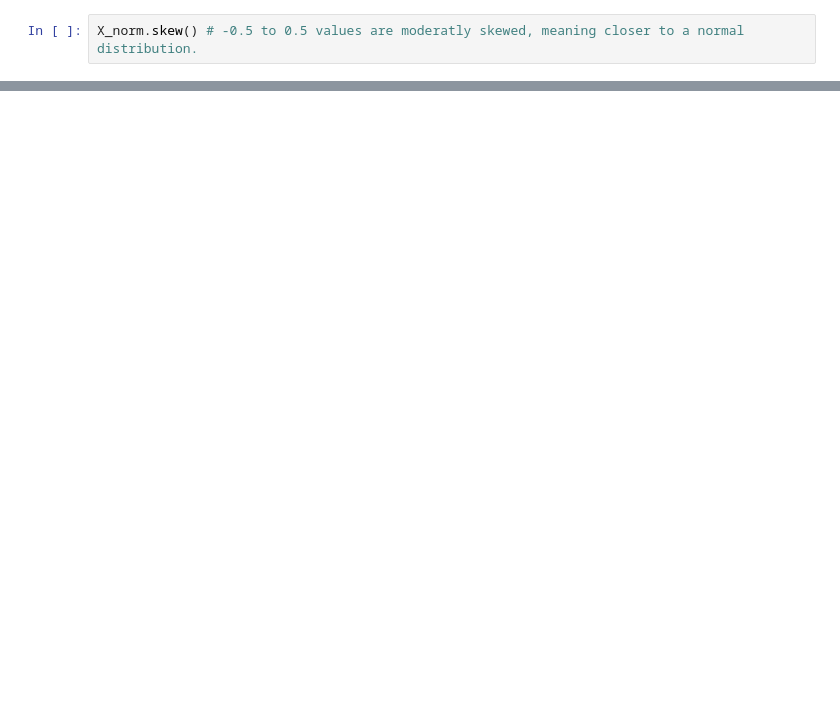
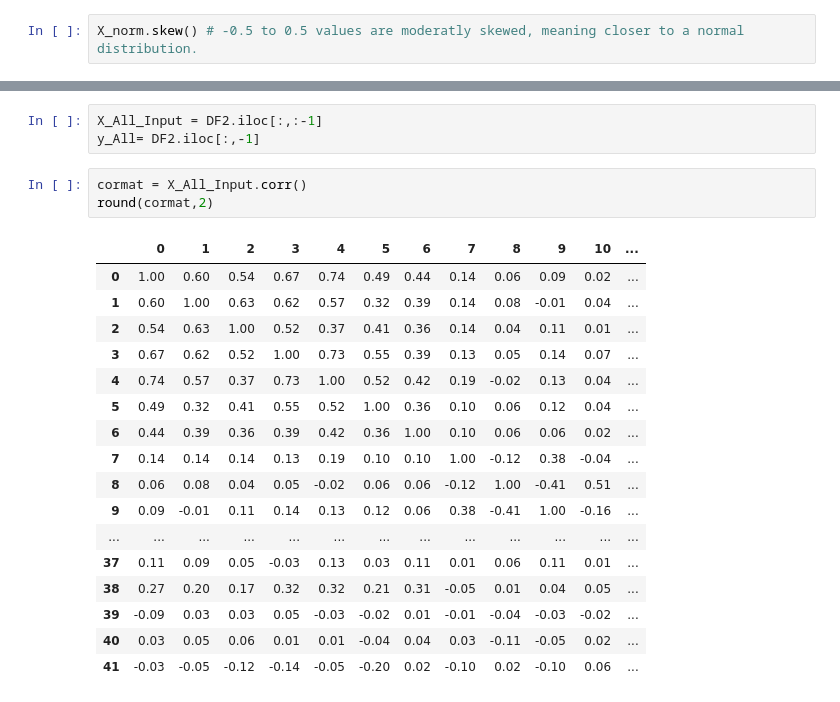
Before and after one commit to ayanoglu/OrtalamaTahmin, a Jupyter notebook: REDGPAmain.ipynb, the cells around one changed output, grey strips where cells are left out. Cells and saved outputs as stored; diff of their text form; blank space fills up the shorter version.

```diff
--- a/REDGPAmain.ipynb
+++ b/REDGPAmain.ipynb
@@ -137,0 +244,24 @@ model.Sequential()
+# %%
+X_All_Input = DF2.iloc[:,:-1]
+y_All= DF2.iloc[:,-1]
+# %%
+cormat = X_All_Input.corr()
+round(cormat,2)
+# %% [output]
+|  | 0 | 1 | 2 | 3 | 4 | 5 | 6 | 7 | 8 | 9 | 10 | ... |
+| 0 | 1.00 | 0.60 | 0.54 | 0.67 | 0.74 | 0.49 | 0.44 | 0.14 | 0.06 | 0.09 | 0.02 | ... |
+| 1 | 0.60 | 1.00 | 0.63 | 0.62 | 0.57 | 0.32 | 0.39 | 0.14 | 0.08 | -0.01 | 0.04 | ... |
+| 2 | 0.54 | 0.63 | 1.00 | 0.52 | 0.37 | 0.41 | 0.36 | 0.14 | 0.04 | 0.11 | 0.01 | ... |
+| 3 | 0.67 | 0.62 | 0.52 | 1.00 | 0.73 | 0.55 | 0.39 | 0.13 | 0.05 | 0.14 | 0.07 | ... |
+| 4 | 0.74 | 0.57 | 0.37 | 0.73 | 1.00 | 0.52 | 0.42 | 0.19 | -0.02 | 0.13 | 0.04 | ... |
+| 5 | 0.49 | 0.32 | 0.41 | 0.55 | 0.52 | 1.00 | 0.36 | 0.10 | 0.06 | 0.12 | 0.04 | ... |
+| 6 | 0.44 | 0.39 | 0.36 | 0.39 | 0.42 | 0.36 | 1.00 | 0.10 | 0.06 | 0.06 | 0.02 | ... |
+| 7 | 0.14 | 0.14 | 0.14 | 0.13 | 0.19 | 0.10 | 0.10 | 1.00 | -0.12 | 0.38 | -0.04 | ... |
+| 8 | 0.06 | 0.08 | 0.04 | 0.05 | -0.02 | 0.06 | 0.06 | -0.12 | 1.00 | -0.41 | 0.51 | ... |
+| 9 | 0.09 | -0.01 | 0.11 | 0.14 | 0.13 | 0.12 | 0.06 | 0.38 | -0.41 | 1.00 | -0.16 | ... |
+| ... | ... | ... | ... | ... | ... | ... | ... | ... | ... | ... | ... | ... |
+| 37 | 0.11 | 0.09 | 0.05 | -0.03 | 0.13 | 0.03 | 0.11 | 0.01 | 0.06 | 0.11 | 0.01 | ... |
+| 38 | 0.27 | 0.20 | 0.17 | 0.32 | 0.32 | 0.21 | 0.31 | -0.05 | 0.01 | 0.04 | 0.05 | ... |
+| 39 | -0.09 | 0.03 | 0.03 | 0.05 | -0.03 | -0.02 | 0.01 | -0.01 | -0.04 | -0.03 | -0.02 | ... |
+| 40 | 0.03 | 0.05 | 0.06 | 0.01 | 0.01 | -0.04 | 0.04 | 0.03 | -0.11 | -0.05 | 0.02 | ... |
+| 41 | -0.03 | -0.05 | -0.12 | -0.14 | -0.05 | -0.20 | 0.02 | -0.10 | 0.02 | -0.10 | 0.06 | ... |
```
Also changed, not shown: parts of 39 cells of this notebook.
